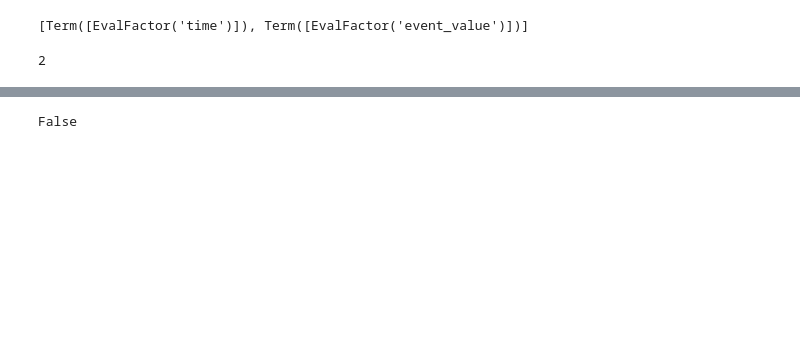
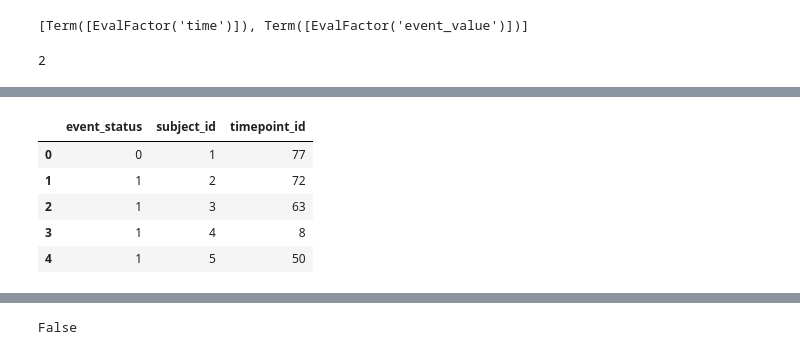
Before and after one commit to jburos/survivalstan-examples, a Jupyter notebook: Test patsy formula extensions.ipynb, the cells around one changed output, grey strips where cells are left out. Cells and saved outputs as stored; diff of their text form; code cells hidden in the pictures; blank space fills up the shorter version.

```diff
--- a/Test patsy formula extensions.ipynb
+++ b/Test patsy formula extensions.ipynb
@@ -79,7 +85,10 @@ class Id(object):
         self.lookup = dict(zip(self.values, self.ids))
 
     def transform(self, x):
-        return [self.lookup[val] for val in x]
+        if patsy.util.have_pandas:
+            return pd.Series([self.lookup[val] for val in x]).astype(int)
+        else:
+            return np.array([self.lookup[val] for val in x])
 
 class SubjectId(Id):
     def __init__(self):
@@ -132,8 +147,9 @@ class Surv(object):
         self._tmp = {}
         self._long_format = False
 
-    def memorize_chunk(self, time, event_status):
+    def memorize_chunk(self, time, event_status, **kwargs):
         # Updates internal state, this is called one or more times
+        self._type = surv(time=time, event_status=event_status, **kwargs).__class__
         pass
 
     def memorize_finish(self):
@@ -141,15 +157,10 @@ class Surv(object):
         # as needed, for example, after reading in chunks of data incrementally
         pass
 
-    def transform(self, time, event_status):
+    def transform(self, time, event_status, **kwargs):
         # this is called one or more times on old and new data
         # args are the same as memorize_chunk
-        if patsy.util.have_pandas:
-            if isinstance(time, (pd.Series, pd.DataFrame)) and isinstance(event_status, (pd.Series, pd.DataFrame)):
-                dm = pd.DataFrame({'time': time, 'event_status': event_status})
-                dm.index = time.index
-        else:
-            dm = np.append(time, event_status, 1)
+        dm = surv(time=time, event_status=event_status, **kwargs)
         return dm
 
 surv1 = patsy.stateful_transform(Surv)
@@ -232 +292,10 @@ surv(df['time'], df['event_value']).head()
+# %%
+pd.DataFrame(surv1(as_id(df['time']), df['event_value'], subject=as_id(df['subject_id']))).head()
+# %% [output]
+|  | event_status | subject_id | timepoint_id |
+| 0 | 0 | 1 | 77 |
+| 1 | 1 | 2 | 72 |
+| 2 | 1 | 3 | 63 |
+| 3 | 1 | 4 | 8 |
+| 4 | 1 | 5 | 50 |
 # %%
```
Also changed, not shown: parts of 76 cells of this notebook.
